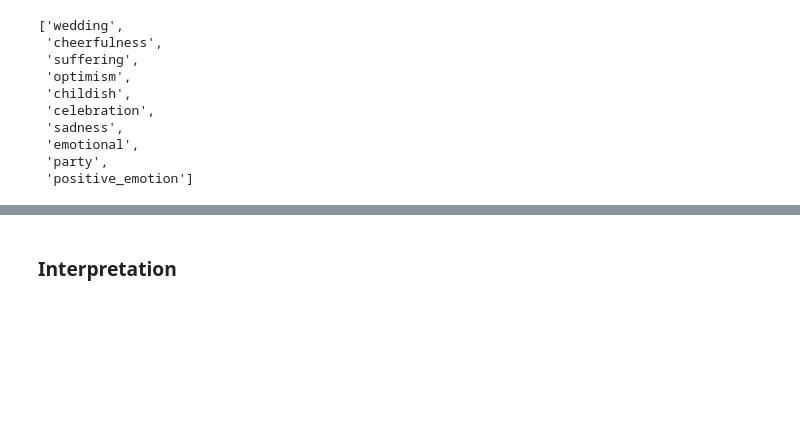
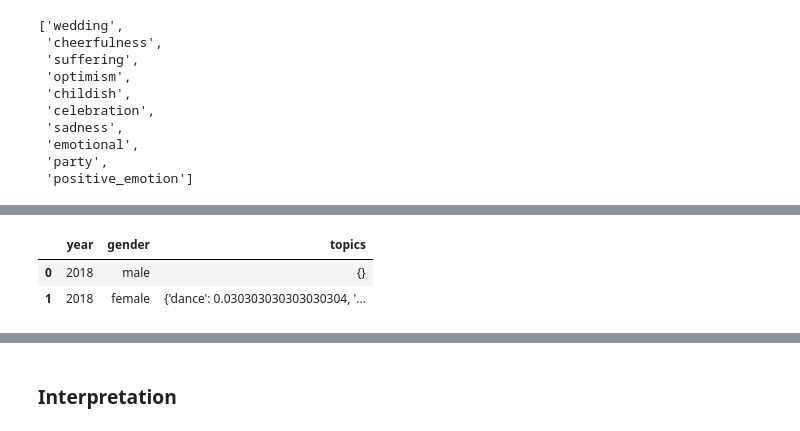
Before and after one commit to epfl-ada/ada-2021-project-palomamo, a Jupyter notebook: gender_topics.ipynb, the cells around one changed output, grey strips where cells are left out. Cells and saved outputs as stored; diff of their text form; code cells hidden in the pictures; blank space fills up the shorter version.

```diff
--- a/gender_topics.ipynb
+++ b/gender_topics.ipynb
@@ -137,0 +218,9 @@ def add_topics(path_in, path_males, path_females, path_others):
+# %%
+gender_topic = pd.DataFrame(columns=['year', 'gender', 'topics'])
+gender_topic = get_gender_topics(mini_df_2018,gender_topic, 2018)
+# %%
+gender_topic
+# %% [output]
+|  | year | gender | topics |
+| 0 | 2018 | male | {} |
+| 1 | 2018 | female | {'dance': 0.030303030303030304, '... |
```
Also changed, not shown: parts of 17 cells of this notebook.
